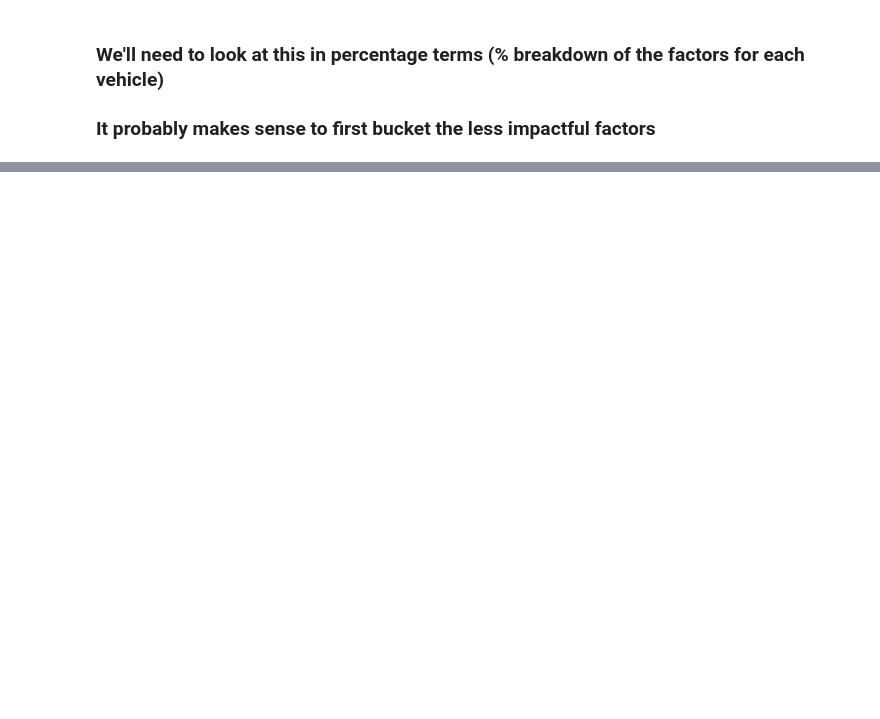
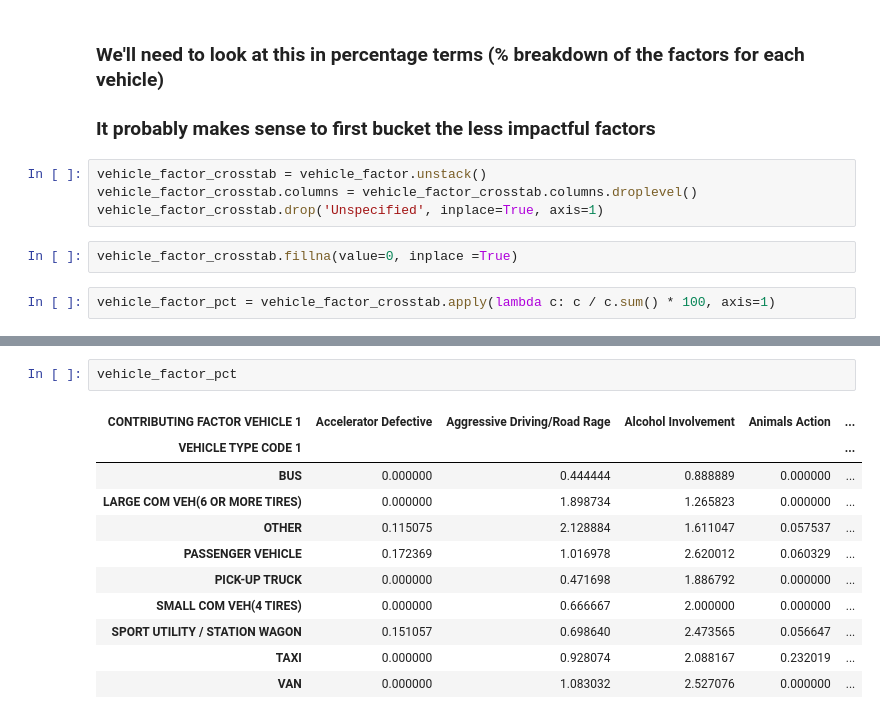
Before and after one commit to MarkDCorey/Various-EDA-projects, a Jupyter notebook: NYPD_COLLISION_DATA_ANALYSIS_BROOKLYN.ipynb, the cells around one changed output, grey strips where cells are left out. Cells and saved outputs as stored; diff of their text form; blank space fills up the shorter version.

```diff
--- a/NYPD_COLLISION_DATA_ANALYSIS_BROOKLYN.ipynb
+++ b/NYPD_COLLISION_DATA_ANALYSIS_BROOKLYN.ipynb
@@ -943,3 +943,11 @@ vehicle_factor.unstack()
 # %% [markdown]
 ###  We'll need to look at this in percentage terms (% breakdown of the factors for each vehicle)
 ### It probably makes sense to first bucket the less impactful factors
+# %%
+vehicle_factor_crosstab = vehicle_factor.unstack()
+vehicle_factor_crosstab.columns = vehicle_factor_crosstab.columns.droplevel()
+vehicle_factor_crosstab.drop('Unspecified', inplace=True, axis=1)
+# %%
+vehicle_factor_crosstab.fillna(value=0, inplace =True)
+# %%
+vehicle_factor_pct = vehicle_factor_crosstab.apply(lambda c: c / c.sum() * 100, axis=1)
@@ -945,0 +958,14 @@ vehicle_factor.unstack()
+# %%
+vehicle_factor_pct
+# %% [output]
+| CONTRIBUTING FACTOR VEHICLE 1 | Accelerator Defective | Aggressive Driving/Road Rage | Alcohol Involvement | Animals Action | ... |
+| VEHICLE TYPE CODE 1 |  |  |  |  | ... |
+| BUS | 0.000000 | 0.444444 | 0.888889 | 0.000000 | ... |
+| LARGE COM VEH(6 OR MORE TIRES) | 0.000000 | 1.898734 | 1.265823 | 0.000000 | ... |
+| OTHER | 0.115075 | 2.128884 | 1.611047 | 0.057537 | ... |
+| PASSENGER VEHICLE | 0.172369 | 1.016978 | 2.620012 | 0.060329 | ... |
+| PICK-UP TRUCK | 0.000000 | 0.471698 | 1.886792 | 0.000000 | ... |
+| SMALL COM VEH(4 TIRES) | 0.000000 | 0.666667 | 2.000000 | 0.000000 | ... |
+| SPORT UTILITY / STATION WAGON | 0.151057 | 0.698640 | 2.473565 | 0.056647 | ... |
+| TAXI | 0.000000 | 0.928074 | 2.088167 | 0.232019 | ... |
+| VAN | 0.000000 | 1.083032 | 2.527076 | 0.000000 | ... |
```
Also changed, not shown: parts of 3 cells of this notebook.
